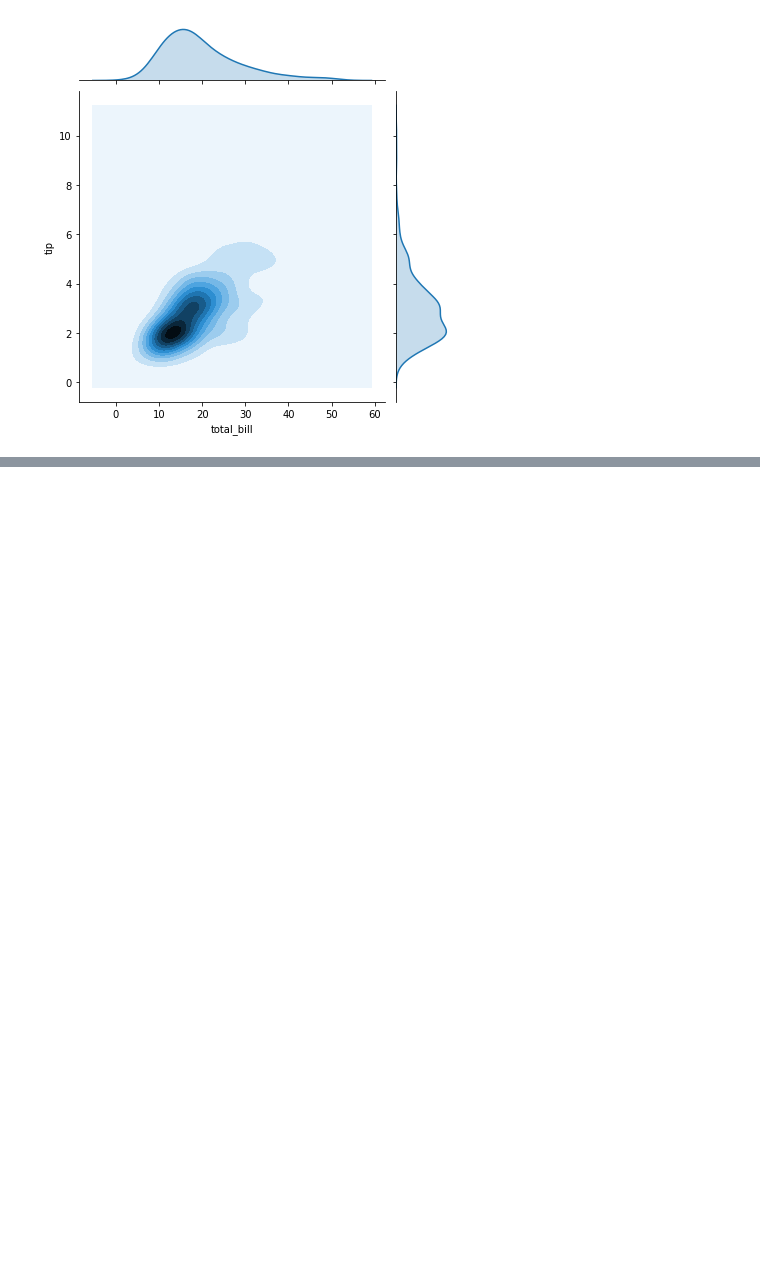
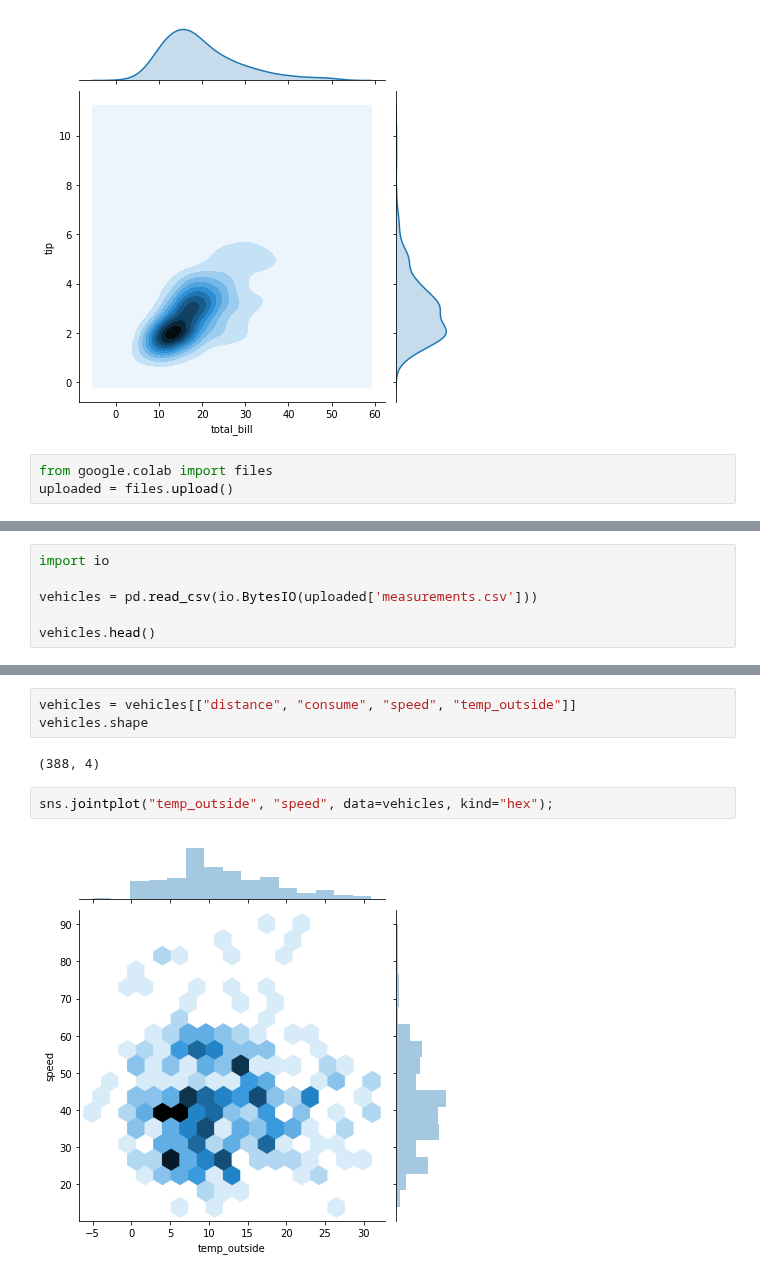
Before and after one commit to bloominstituteoftechnology/DS-Unit-1-Sprint-3-Data-Storytelling, a Jupyter notebook: module2-choose-appropriate-visualizations/LS_DS_222_Choose_appropriate_visualizations.ipynb, the cells around one changed output, grey strips where cells are left out. Drawn from its saved outputs; the diff is of its cells as text; blank space fills up the shorter version.

Commit message:
Experimented with a couple of seaborn plots

```diff
--- a/module2-choose-appropriate-visualizations/LS_DS_222_Choose_appropriate_visualizations.ipynb
+++ b/module2-choose-appropriate-visualizations/LS_DS_222_Choose_appropriate_visualizations.ipynb
@@ -490,3 +490,6 @@ sns.catplot("day", "percent", hue="sex", data=tips, kind="boxen");
 sns.jointplot(x="total_bill", y="tip", data=tips, kind="kde");
 # %% [output]
 [figure]
+# %%
+from google.colab import files
+uploaded = files.upload()
@@ -492,0 +499,6 @@ sns.jointplot(x="total_bill", y="tip", data=tips, kind="kde");
+# %%
+import io
+
+vehicles = pd.read_csv(io.BytesIO(uploaded['measurements.csv']))
+
+vehicles.head()
@@ -492,0 +512,9 @@ sns.jointplot(x="total_bill", y="tip", data=tips, kind="kde");
+# %%
+vehicles = vehicles[["distance", "consume", "speed", "temp_outside"]]
+vehicles.shape
+# %% [output]
+(388, 4)
+# %%
+sns.jointplot("temp_outside", "speed", data=vehicles, kind="hex");
+# %% [output]
+[figure, added]
```
Also changed, not shown: parts of 7 cells of this notebook.
